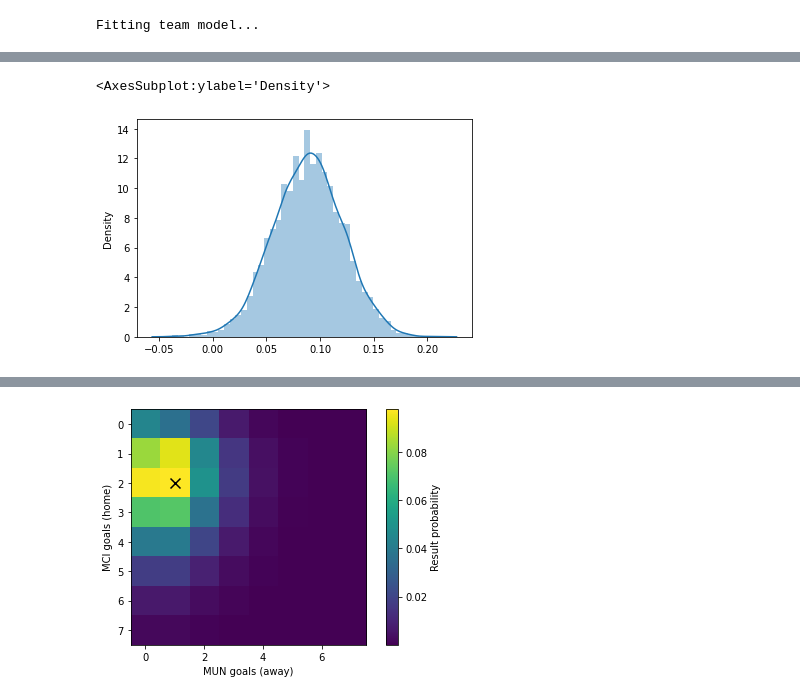
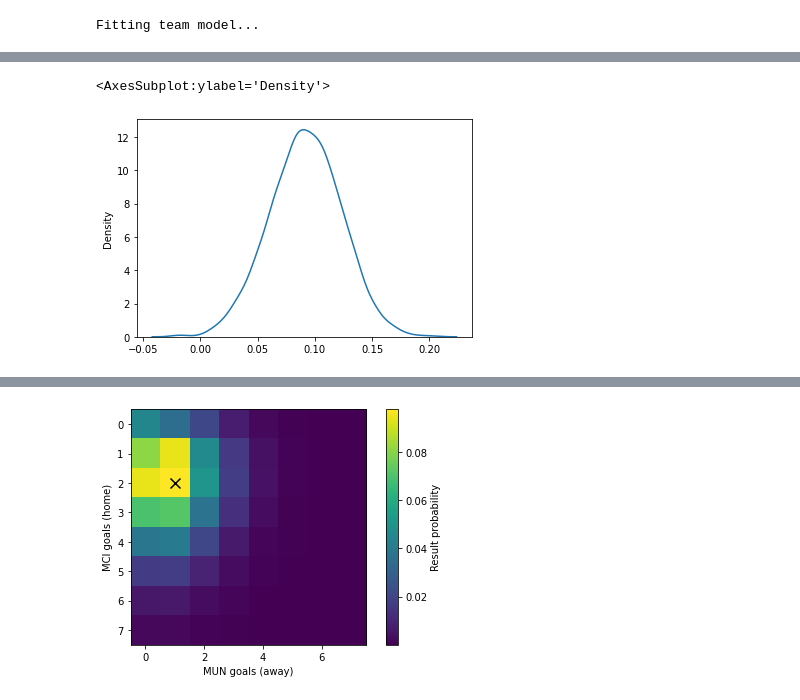
Before and after one commit to alan-turing-institute/AIrsenal, a Jupyter notebook: notebooks/team_model.ipynb, the cells around one changed output, grey strips where cells are left out. Cells and saved outputs as stored; diff of their text form; code cells hidden in the pictures.

```diff
--- a/notebooks/team_model.ipynb
+++ b/notebooks/team_model.ipynb
@@ -125,6 +125,6 @@ plt.ylim(ylim)
 # %%
-sns.distplot(model_team.beta_b_0)
+sns.kdeplot(model_team.beta_b_0)
 # %% [output]
 <AxesSubplot:ylabel='Density'>
-[figure, old version]
+[figure, new version]
 # %%
```
Also changed, not shown: parts of 14 cells of this notebook.
